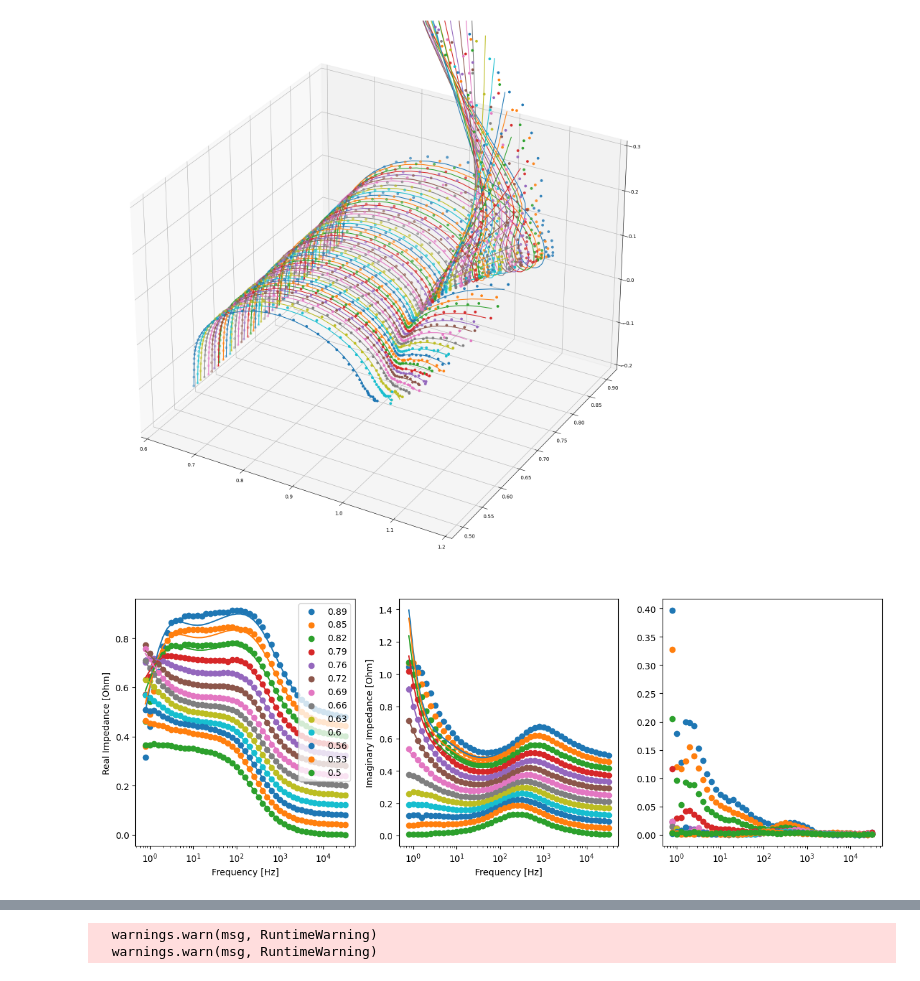
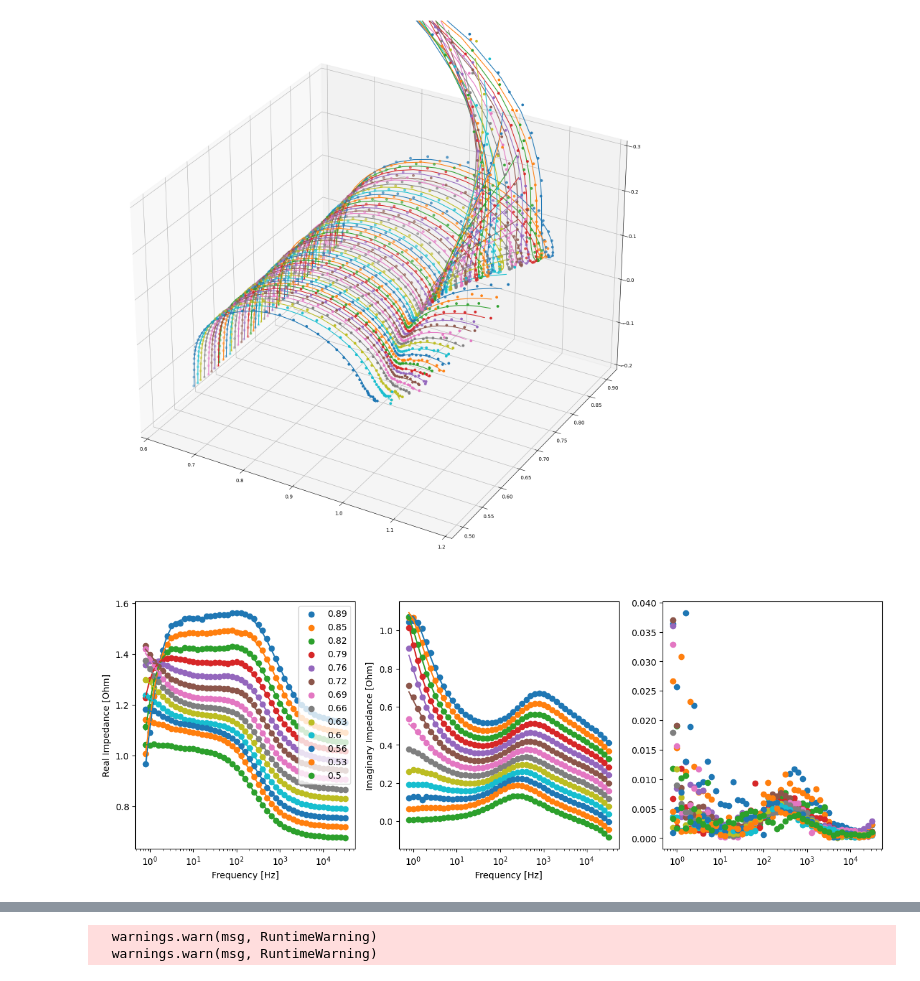
Before and after one commit to EricViklund/nbeis, a Jupyter notebook: DRT-Compute-3.ipynb, the cells around one changed output, grey strips where cells are left out. Cells and saved outputs as stored; diff of their text form; code cells hidden in the pictures.

```diff
--- a/DRT-Compute-3.ipynb
+++ b/DRT-Compute-3.ipynb
@@ -420,9 +467,10 @@ for i, key in reversed(list(enumerate(output.keys()))):
 
     Z_exp_re = cycle_output['ReZ']
     Z_exp_im = cycle_output['ImZ']
-    Z_sim_re = np.matmul(cycle_output['A_re'],cycle_output['x'])+cycle_output['R']
-    Z_sim_im = np.matmul(cycle_output['A_im'],cycle_output['x'])+np.exp(cycle_output['f_m'])*cycle_output['L']-np.exp(-cycle_output['f_m'])*cycle_output['C']
+    #Z_sim_re = np.matmul(cycle_output['A_re'],cycle_output['x'])+cycle_output['R']
+    #Z_sim_im = np.matmul(cycle_output['A_im'],cycle_output['x'])+np.exp(cycle_output['f_m'])*cycle_output['L']-np.exp(-cycle_output['f_m'])*cycle_output['C']
 
+    Z_sim_re, Z_sim_im = Fit_Function_1(cycle_output['params'], cycle_output['A_re'], cycle_output['A_im'], cycle_output['f_m'])
 
     ax.scatter(Z_exp_re,Electrode_Potential[i].repeat(Z_exp_re.shape[0]),Z_exp_im)
     ax.plot(Z_sim_re,Electrode_Potential[i].repeat(Z_sim_re.shape[0]),Z_sim_im)
@@ -431,7 +479,7 @@ for i, key in reversed(list(enumerate(output.keys()))):
 
 plt.show()
 # %% [output]
-[figure, old version]
+[figure, new version]
 # %%
 fig, axs = plt.subplots(1,3,figsize=(15,5))
 
@@ -439,38 +487,41 @@ axs[0].set_xscale('log')
 axs[0].set_xlabel('Frequency [Hz]')
 axs[0].set_ylabel('Real Impedance [Ohm]')
 
 axs[1].set_xscale('log')
 axs[1].set_xlabel('Frequency [Hz]')
 axs[1].set_ylabel('Imaginary Impedance [Ohm]')
 
 axs[2].set_xscale('log')
 
 for i, key in reversed(list(enumerate(output.keys()))[::4]):
     cycle_output = output[key]
 
     Freq = cycle_output['Freq']/(2*np.pi)
 
-    Z_exp_re = cycle_output['ReZ']-cycle_output['R']
-    Z_exp_im = cycle_output['ImZ']-np.exp(cycle_output['f_m'])*cycle_output['L']
-    Z_sim_re = np.matmul(cycle_output['A_re'],cycle_output['x'])
-    Z_sim_im = np.matmul(cycle_output['A_im'],cycle_output['x'])-np.exp(-cycle_output['f_m'])*cycle_output['C']
+    Z_exp_re = cycle_output['ReZ']
+    Z_exp_im = cycle_output['ImZ']
+    # Z_sim_re = np.matmul(cycle_output['A_re'],cycle_output['x'])
+    # Z_sim_im = np.matmul(cycle_output['A_im'],cycle_output['x'])-np.exp(-cycle_output['f_m'])*cycle_output['C']
+
+    Z_sim_re, Z_sim_im = Fit_Function_1(cycle_output['params'], cycle_output['A_re'], cycle_output['A_im'], cycle_output['f_m'])
+
 
     res = np.sqrt((Z_exp_re-Z_sim_re)**2 + (Z_exp_im-Z_sim_im)**2)
 
     offset = 0.01*i
 
     axs[0].scatter(Freq, Z_exp_re+offset, label = round(Electrode_Potential[i],2))
     axs[0].plot(Freq, Z_sim_re+offset)
     axs[1].scatter(Freq, Z_exp_im+offset)
     axs[1].plot(Freq, Z_sim_im+offset)
 
     axs[2].scatter(Freq,res)
 
 axs[0].legend()
 
 plt.savefig('figures/bodeplot.png')
 # %% [output]
-[figure, old version]
+[figure, new version]
 # %%
 
 """Plotting"""
```
Also changed, not shown: parts of 5 cells of this notebook, 8 other files.
